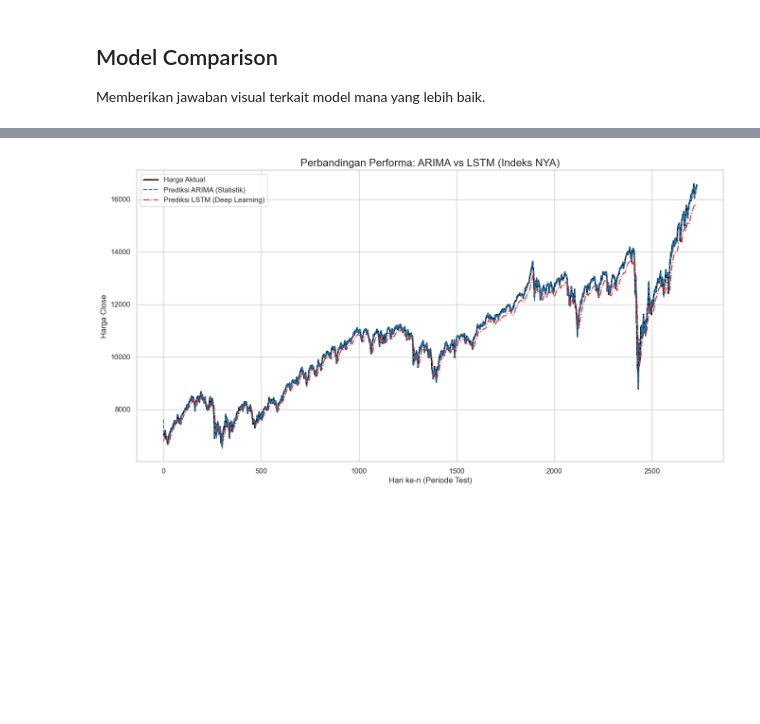
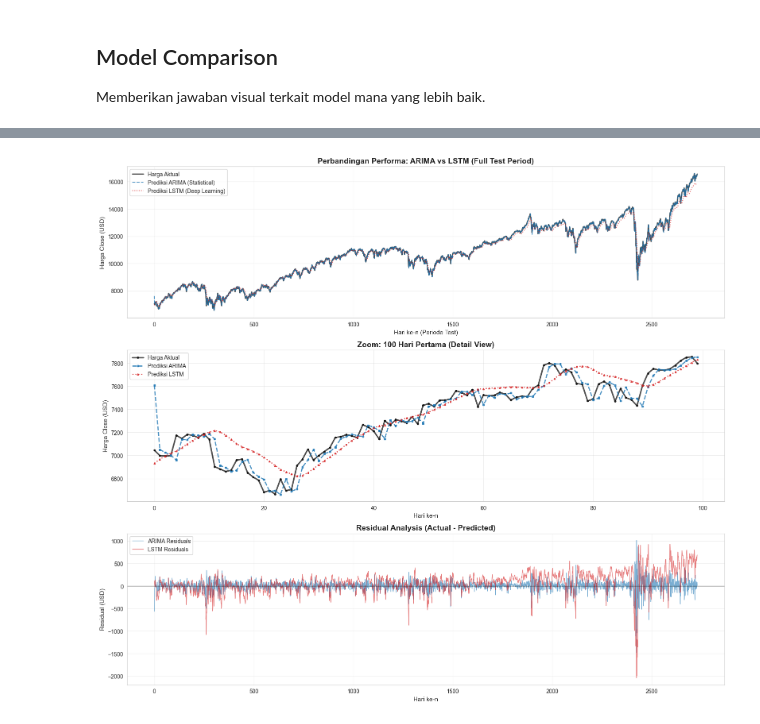
Before and after one commit to goldistry/project-pvd, a Jupyter notebook: code/EDA + Modeling.ipynb, the cells around one changed output, grey strips where cells are left out. Cells and saved outputs as stored; diff of their text form; code cells hidden in the pictures; blank space fills up the shorter version.

```diff
--- a/code/EDA + Modeling.ipynb
+++ b/code/EDA + Modeling.ipynb
@@ -196,17 +872,58 @@ Memberikan jawaban visual terkait model mana yang lebih baik.
 # %%
 # Prediksi LSTM dan Inverse Transform
-lstm_preds = model_lstm.predict(X_test)
+lstm_preds = model_lstm.predict(X_test, verbose=0)
 lstm_preds = scaler.inverse_transform(lstm_preds)
 actual_prices = scaler.inverse_transform(y_test.reshape(-1, 1))
 
-plt.figure(figsize=(16, 8))
-plt.plot(actual_prices, label='Harga Aktual', color='black', linewidth=2)
-plt.plot(arima_preds, label='Prediksi ARIMA (Statistik)', color='#1f77b4', linestyle='--')
-plt.plot(lstm_preds, label='Prediksi LSTM (Deep Learning)', color='#d62728', linestyle='-.')
+# Create figure dengan 3 subplots
+fig = plt.figure(figsize=(16, 14))
 
-plt.title('Perbandingan Performa: ARIMA vs LSTM (Indeks NYA)', fontsize=16)
-plt.xlabel('Hari ke-n (Periode Test)')
-plt.ylabel('Harga Close')
-plt.legend()
+# Subplot 1: Full predictions
+ax1 = plt.subplot(3, 1, 1)
+ax1.plot(actual_prices, label='Harga Aktual', color='black', linewidth=2, alpha=0.7)
+ax1.plot(arima_preds, label='Prediksi ARIMA (Statistical)', color='#1f77b4',
+         linewidth=1.5, linestyle='--', alpha=0.8)
+ax1.plot(lstm_preds, label='Prediksi LSTM (Deep Learning)', color='#d62728',
+         linewidth=1.5, linestyle=':', alpha=0.8)
+ax1.set_title('Perbandingan Performa: ARIMA vs LSTM (Full Test Period)',
+              fontsize=14, fontweight='bold')
+ax1.set_xlabel('Hari ke-n (Periode Test)', fontsize=11)
+ax1.set_ylabel('Harga Close (USD)', fontsize=11)
+ax1.legend(loc='best', fontsize=10)
+ax1.grid(True, alpha=0.3)
+
+# Subplot 2: Zoom pada 100 hari pertama
+ax2 = plt.subplot(3, 1, 2)
+zoom_range = min(100, len(actual_prices))
+ax2.plot(actual_prices[:zoom_range], label='Harga Aktual', color='black',
+         linewidth=2.5, marker='o', markersize=3, alpha=0.7)
+ax2.plot(arima_preds[:zoom_range], label='Prediksi ARIMA', color='#1f77b4',
+         linewidth=2, marker='s', markersize=3, linestyle='--', alpha=0.8)
+ax2.plot(lstm_preds[:zoom_range], label='Prediksi LSTM', color='#d62728',
+         linewidth=2, marker='^', markersize=3, linestyle=':', alpha=0.8)
+ax2.set_title(f'Zoom: {zoom_range} Hari Pertama (Detail View)',
+              fontsize=14, fontweight='bold')
+ax2.set_xlabel('Hari ke-n', fontsize=11)
+ax2.set_ylabel('Harga Close (USD)', fontsize=11)
+ax2.legend(loc='best', fontsize=10)
+ax2.grid(True, alpha=0.3)
+
+# Subplot 3: Residuals (Error)
+ax3 = plt.subplot(3, 1, 3)
+arima_residuals = actual_prices.flatten() - np.array(arima_preds)
+lstm_residuals = actual_prices.flatten() - lstm_preds.flatten()
+
+ax3.plot(arima_residuals, label='ARIMA Residuals', color='#1f77b4',
+         linewidth=1, alpha=0.6)
+ax3.plot(lstm_residuals, label='LSTM Residuals', color='#d62728',
+         linewidth=1, alpha=0.6)
+ax3.axhline(y=0, color='black', linestyle='-', linewidth=1, alpha=0.5)
+ax3.set_title('Residual Analysis (Actual - Predicted)', fontsize=14, fontweight='bold')
+ax3.set_xlabel('Hari ke-n', fontsize=11)
+ax3.set_ylabel('Residual (USD)', fontsize=11)
+ax3.legend(loc='best', fontsize=10)
+ax3.grid(True, alpha=0.3)
+
+plt.tight_layout()
 plt.show()
 # %% [output]
@@ -214 +930 @@ plt.show()
-[figure, old version]
+[figure, new version]
```
Also changed, not shown: parts of 42 cells of this notebook.
